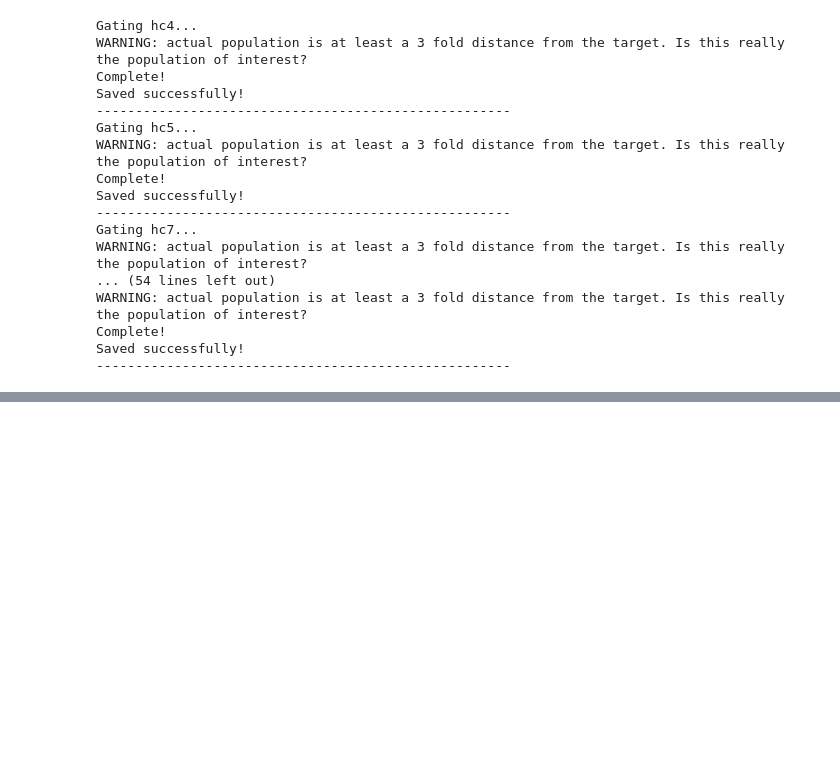
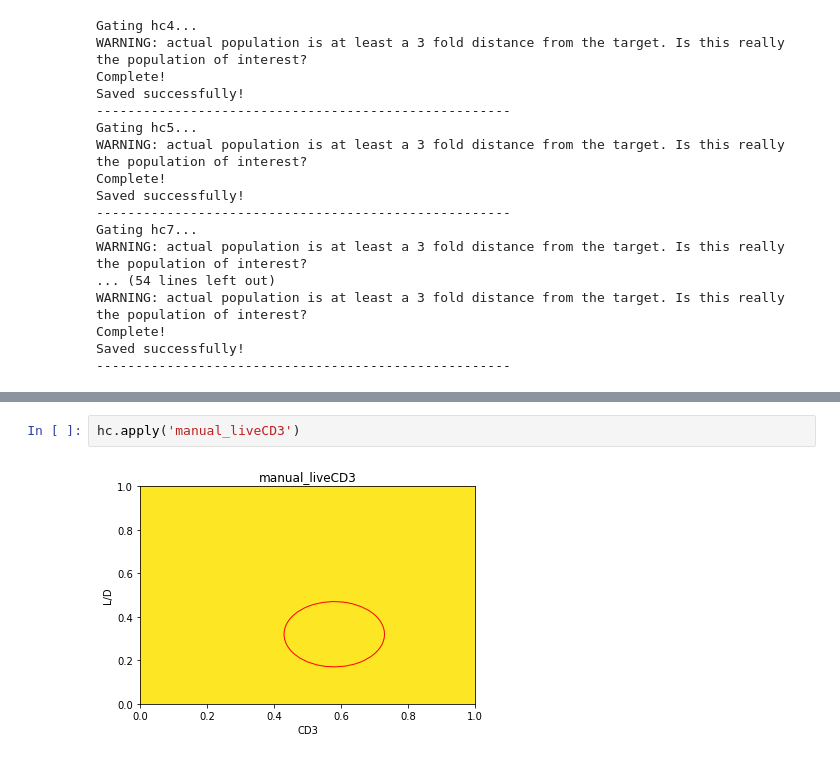
Before and after one commit to burtonrj/CytoPy, a Jupyter notebook: immunova/Notebooks/Testing/Population_Identification_Validation/CD3 Gating.ipynb, the cells around one changed output, grey strips where cells are left out. Drawn from its saved outputs; the diff is of its cells as text; blank space fills up the shorter version.

```diff
--- a/immunova/Notebooks/Testing/Population_Identification_Validation/CD3 Gating.ipynb
+++ b/immunova/Notebooks/Testing/Population_Identification_Validation/CD3 Gating.ipynb
@@ -139,0 +113,4 @@ child_populations.add_population('other_cells', definition='-')
+# %%
+hc.apply('manual_liveCD3')
+# %% [output]
+[figure, added]
```
Also changed, not shown: parts of 14 cells of this notebook, 8 other files.
